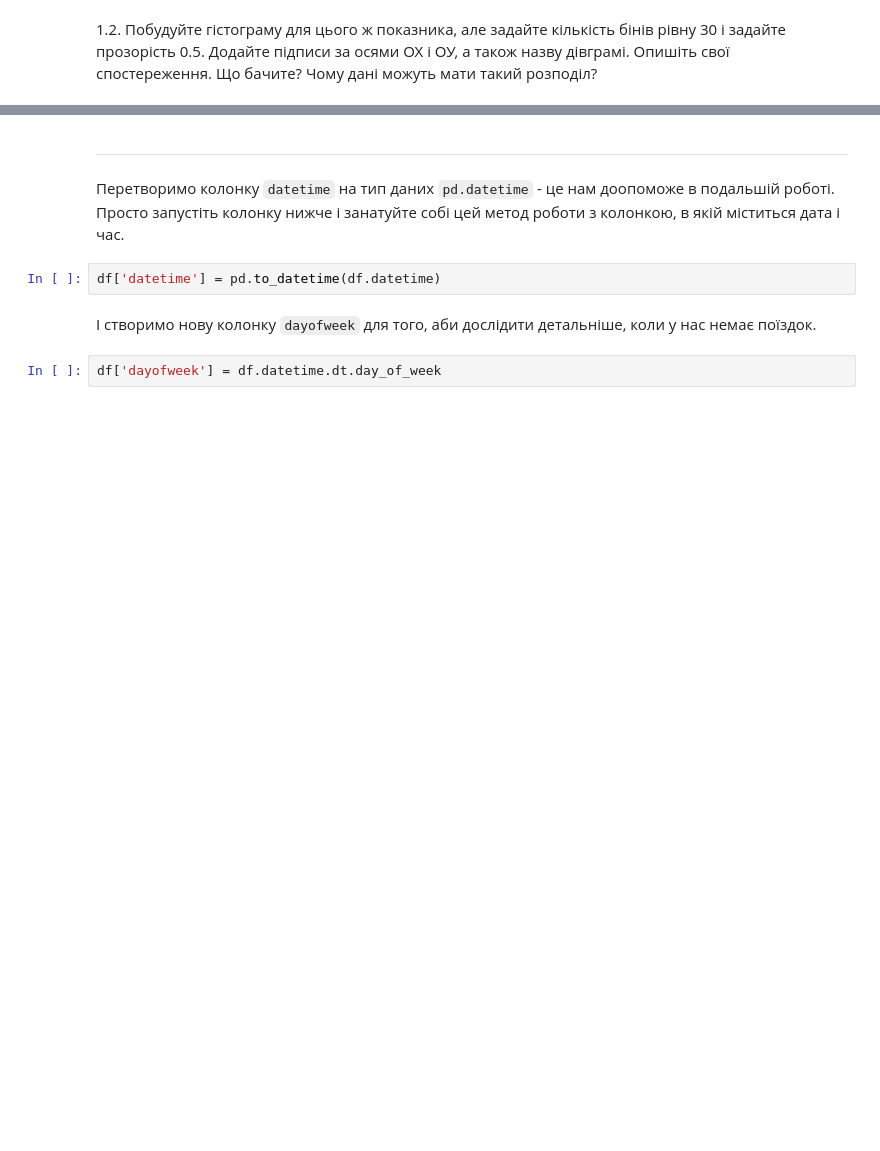
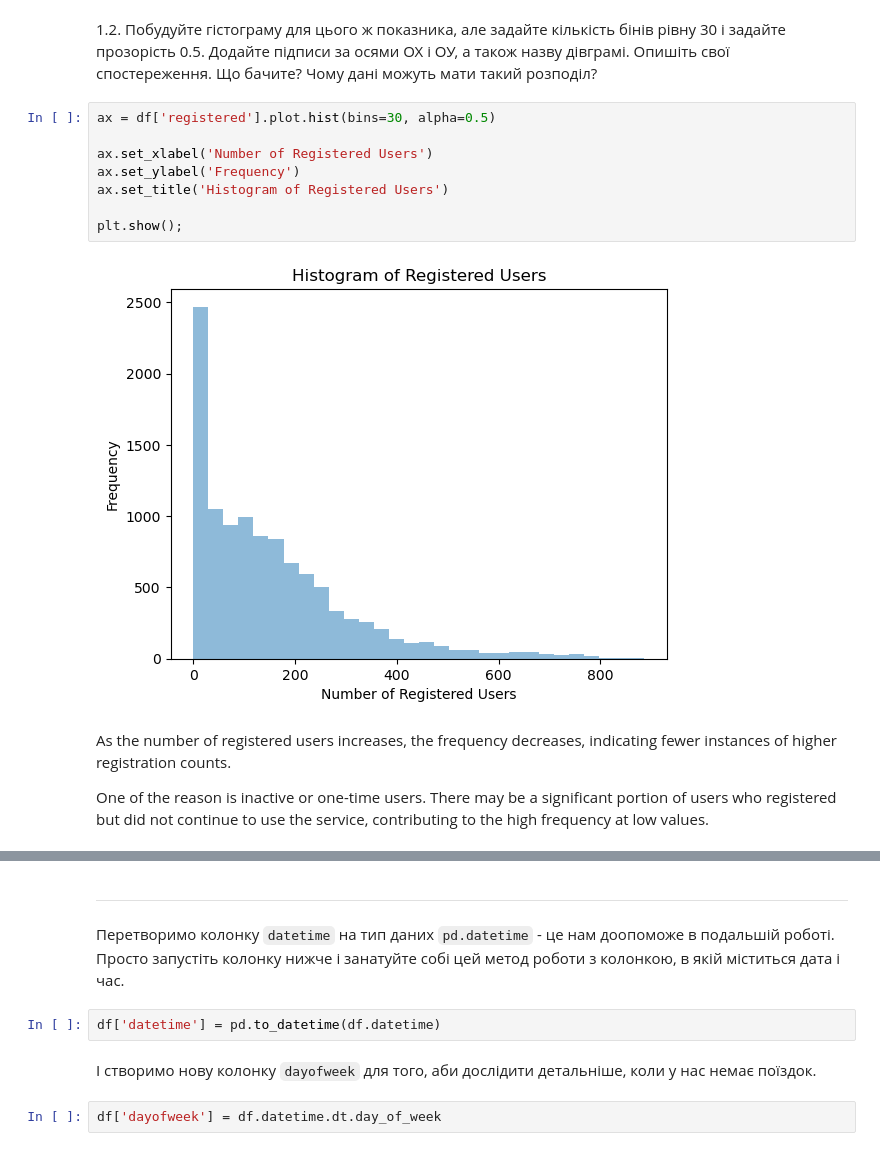
Before and after one commit to olgasamus/python_courses, a Jupyter notebook: Module_4/hw_4_4_Візуалізація_з_pandas.ipynb, the cells around one changed output, grey strips where cells are left out. Saved outputs shown, nothing was run; the diff lists cells and outputs as text; blank space fills up the shorter version.

```diff
--- a/Module_4/hw_4_4_Візуалізація_з_pandas.ipynb
+++ b/Module_4/hw_4_4_Візуалізація_з_pandas.ipynb
@@ -30,5 +40,19 @@ https://pandas.pydata.org/docs/reference/api/pandas.DataFrame.plot.html
 # %% [markdown]
 1.2. Побудуйте гістограму для цього ж показника, але задайте кількість бінів рівну 30 і задайте прозорість 0.5. Додайте підписи за осями ОХ і ОУ, а також назву дівграмі. Опишіть свої спостереження. Що бачите? Чому дані можуть мати такий розподіл?
+# %%
+ax = df['registered'].plot.hist(bins=30, alpha=0.5)
+
+ax.set_xlabel('Number of Registered Users')
+ax.set_ylabel('Frequency')
+ax.set_title('Histogram of Registered Users')
+
+plt.show();
+# %% [output]
+[figure, added]
+# %% [markdown]
+As the number of registered users increases, the frequency decreases, indicating fewer instances of higher registration counts.
+
+One of the reason is inactive or one-time users. There may be a significant portion of users who registered but did not continue to use the service, contributing to the high frequency at low values.
 # %% [markdown]
 Має вийти щось таке (може бути без сітки):
 
```
Also changed, not shown: parts of 9 cells of this notebook.
